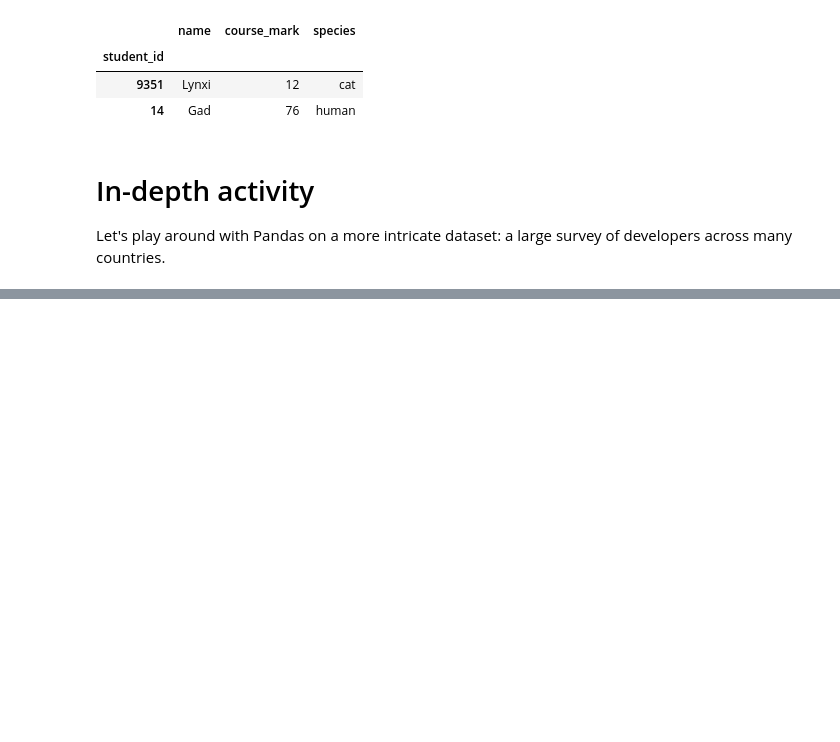
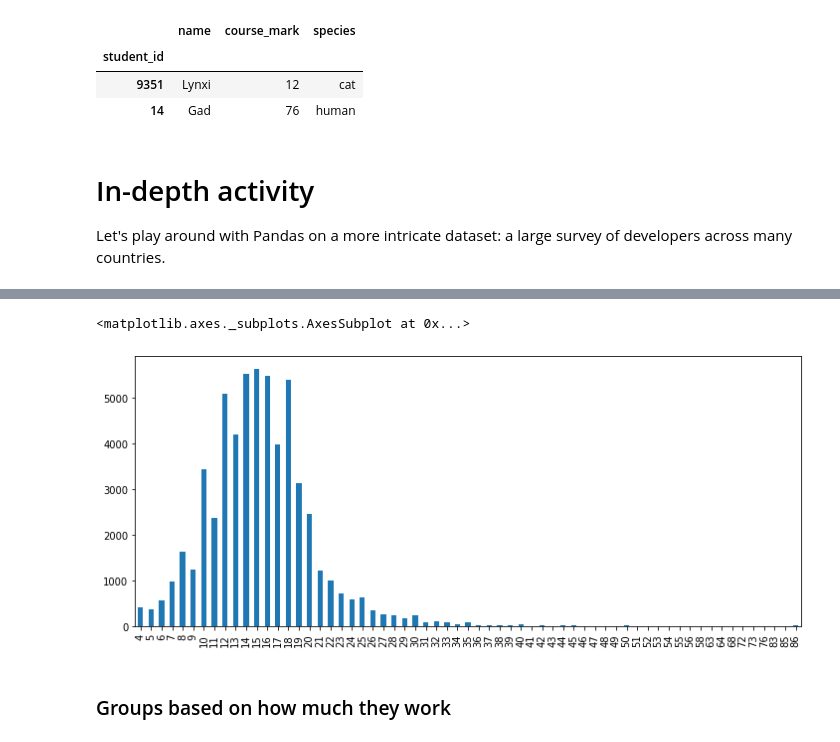
Before and after one commit to EricElmoznino/lighthouse_pandas_tutorial, a Jupyter notebook: pandas_tutorial.ipynb, the cells around one changed output, grey strips where cells are left out. Drawn from its saved outputs; the diff is of its cells as text; code cells hidden in the pictures; blank space fills up the shorter version.

```diff
--- a/pandas_tutorial.ipynb
+++ b/pandas_tutorial.ipynb
@@ -355,0 +410,35 @@ Let's play around with Pandas on a more intricate dataset: a large survey of dev
+# %%
+# Annoyingly, The counts don't seem to be ordered by age. We can fix that
+
+from IPython.utils import io    # To be able to suppress outputs that automatically get printed
+
+# Function to map an age string to a number
+def map_age(age):
+    print(age)
+    if str.isnumeric(age):
+        return int(age)
+    elif age == 'Younger than 5 years':
+        return 4
+    elif age == 'Older than 85':
+        return 86
+    else:
+        raise ValueError(f'We have a problem with the age {age}')
+
+# The "with" clause is just so that Jupyter doesn't print out
+# some unecessary outputs resulting from the command inside the clause.
+with io.capture_output() as captured:
+    # Map every one of the current incides using a custom function.
+    # .apply(function) can also be used when doing this with Series
+    # rather than an indexes type
+    age_counts.index = age_counts.index.map(map_age);
+
+# Sort by the index (which is the age in this case)
+age_counts = age_counts.sort_index()
+
+# Plot the distribution
+age_counts.plot.bar(figsize=(12, 5))
+# %% [output]
+<matplotlib.axes._subplots.AxesSubplot at 0x...>
+[figure, added]
+# %% [markdown]
+### Groups based on how much they work
```
Also changed, not shown: parts of 23 cells of this notebook.
